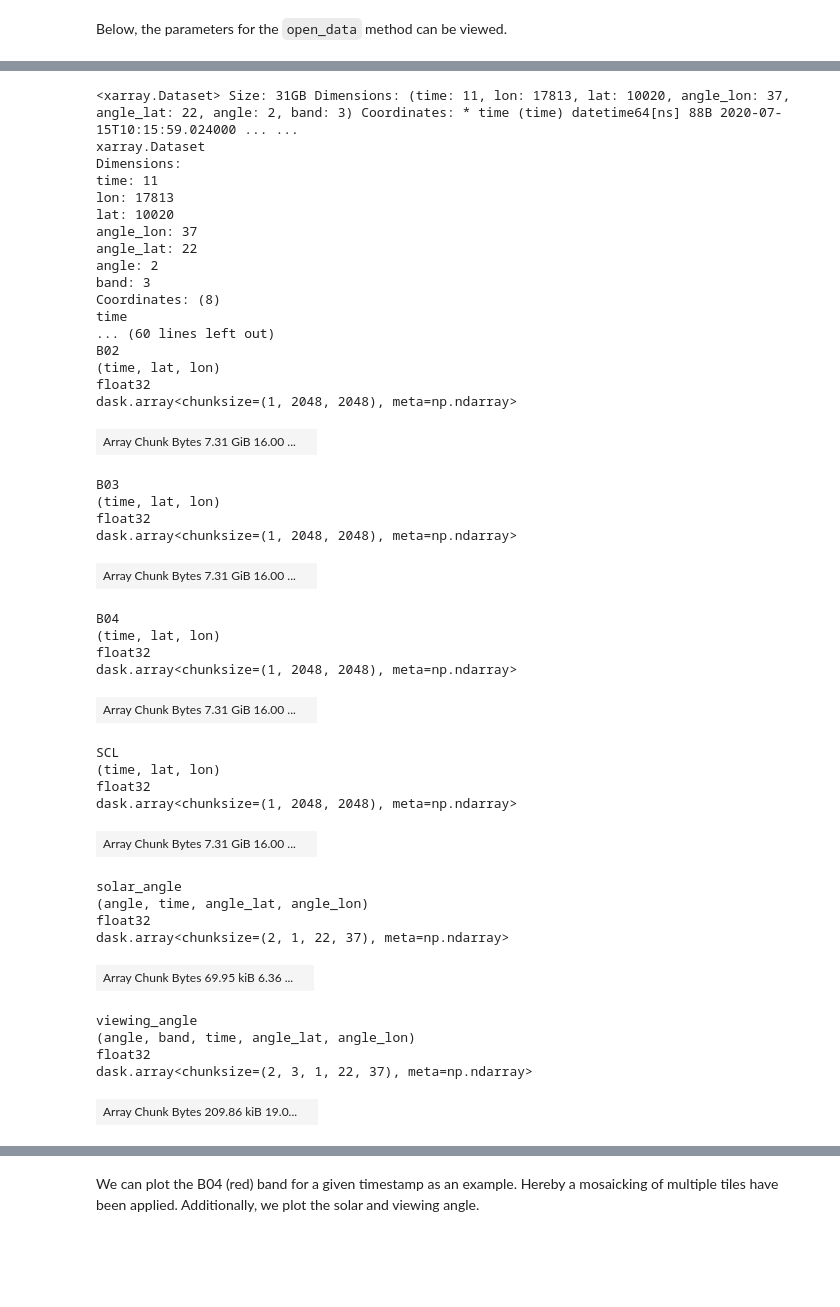
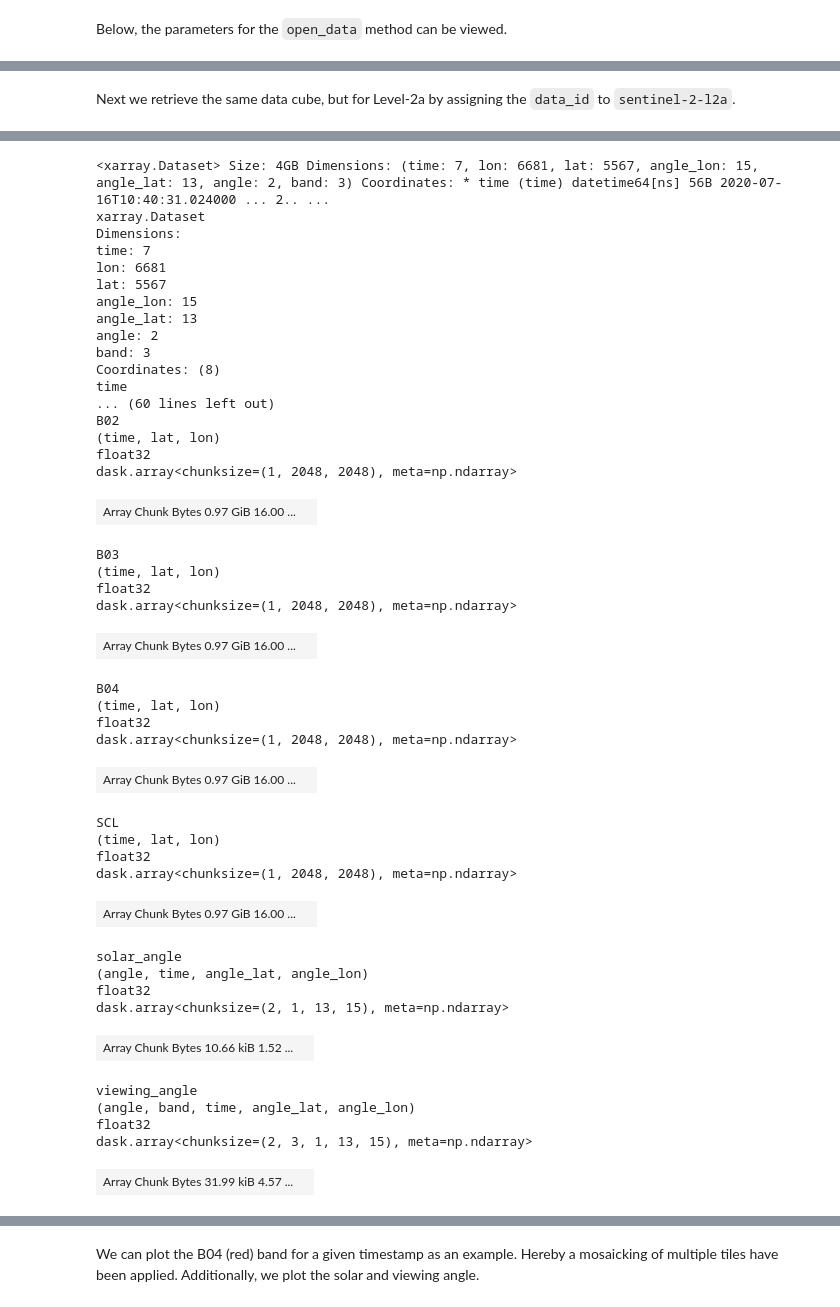
Before and after one commit to xcube-dev/xcube-stac, a Jupyter notebook: examples/notebooks/cdse_sentinel_2.ipynb, the cells around one changed output, grey strips where cells are left out. Saved outputs shown, nothing was run; the diff lists cells and outputs as text; code cells hidden in the pictures; blank space fills up the shorter version.

```diff
--- a/examples/notebooks/cdse_sentinel_2.ipynb
+++ b/examples/notebooks/cdse_sentinel_2.ipynb
@@ -29,8 +29,8 @@ xr.set_options(display_expand_attrs=False)
 Next store the credentials in a dictionary.
 # %%
 credentials = dict(
-    key="",
-    secret=""
+    key="xxx",
+    secret="xxx",
 )
 # %% [markdown]
 First, we get the store parameters needed to initialize a STAC [data store](https://xcube.readthedocs.io/en/latest/dataaccess.html#data-store-framework). Note that key and secret of the S3 access are required.
@@ -75,8 +158,10 @@ So far, only data from the collection `sentinel-2-l2a` can be accessed. We there
+# %% [markdown]
+Next we retrieve the same data cube, but for Level-2a by assigning the `data_id` to `sentinel-2-l2a`.
 # %%
 %%time
 ds = store.open_data(
     data_id="sentinel-2-l2a",
-    bbox=[9.1, 53.1, 10.7, 54],
+    bbox=[9.7, 53.3, 10.3, 53.8],
     time_range=["2020-07-15", "2020-08-01"],
     spatial_res=10 / 111320, # meter in degree
     crs="EPSG:4326",
@@ -90,46 +175,46 @@ Wall time: 2min 40s
-<xarray.Dataset> Size: 31GB Dimensions: (time: 11, lon: 17813, lat: 10020, angle_lon: 37, angle_lat: 22, angle: 2, band: 3) Coordinates: * time (time) datetime64[ns] 88B 2020-07-15T10:15:59.024000 ... ...
+<xarray.Dataset> Size: 4GB Dimensions: (time: 7, lon: 6681, lat: 5567, angle_lon: 15, angle_lat: 13, angle: 2, band: 3) Coordinates: * time (time) datetime64[ns] 56B 2020-07-16T10:40:31.024000 ... 2.. ...
 xarray.Dataset
 Dimensions:
-time: 11
-lon: 17813
-lat: 10020
-angle_lon: 37
-angle_lat: 22
+time: 7
+lon: 6681
+lat: 5567
+angle_lon: 15
+angle_lat: 13
 angle: 2
 band: 3
 Coordinates: (8)
 time
 ... (60 lines left out)
 B02
 (time, lat, lon)
 float32
 dask.array<chunksize=(1, 2048, 2048), meta=np.ndarray>
-| Array Chunk Bytes 7.31 GiB 16.00 ... |  |
+| Array Chunk Bytes 0.97 GiB 16.00 ... |  |
 B03
 (time, lat, lon)
 float32
 dask.array<chunksize=(1, 2048, 2048), meta=np.ndarray>
-| Array Chunk Bytes 7.31 GiB 16.00 ... |  |
+| Array Chunk Bytes 0.97 GiB 16.00 ... |  |
 B04
 (time, lat, lon)
 float32
 dask.array<chunksize=(1, 2048, 2048), meta=np.ndarray>
-| Array Chunk Bytes 7.31 GiB 16.00 ... |  |
+| Array Chunk Bytes 0.97 GiB 16.00 ... |  |
 SCL
 (time, lat, lon)
 float32
 dask.array<chunksize=(1, 2048, 2048), meta=np.ndarray>
-| Array Chunk Bytes 7.31 GiB 16.00 ... |  |
+| Array Chunk Bytes 0.97 GiB 16.00 ... |  |
 solar_angle
 (angle, time, angle_lat, angle_lon)
 float32
-dask.array<chunksize=(2, 1, 22, 37), meta=np.ndarray>
+dask.array<chunksize=(2, 1, 13, 15), meta=np.ndarray>
-| Array Chunk Bytes 69.95 kiB 6.36 ... |  |
+| Array Chunk Bytes 10.66 kiB 1.52 ... |  |
 viewing_angle
 (angle, band, time, angle_lat, angle_lon)
 float32
-dask.array<chunksize=(2, 3, 1, 22, 37), meta=np.ndarray>
+dask.array<chunksize=(2, 3, 1, 13, 15), meta=np.ndarray>
-| Array Chunk Bytes 209.86 kiB 19.0... |  |
+| Array Chunk Bytes 31.99 kiB 4.57 ... |  |
 Indexes: (7)
 time
 PandasIndex
```
Also changed, not shown: parts of 28 cells of this notebook, 42 other files.
